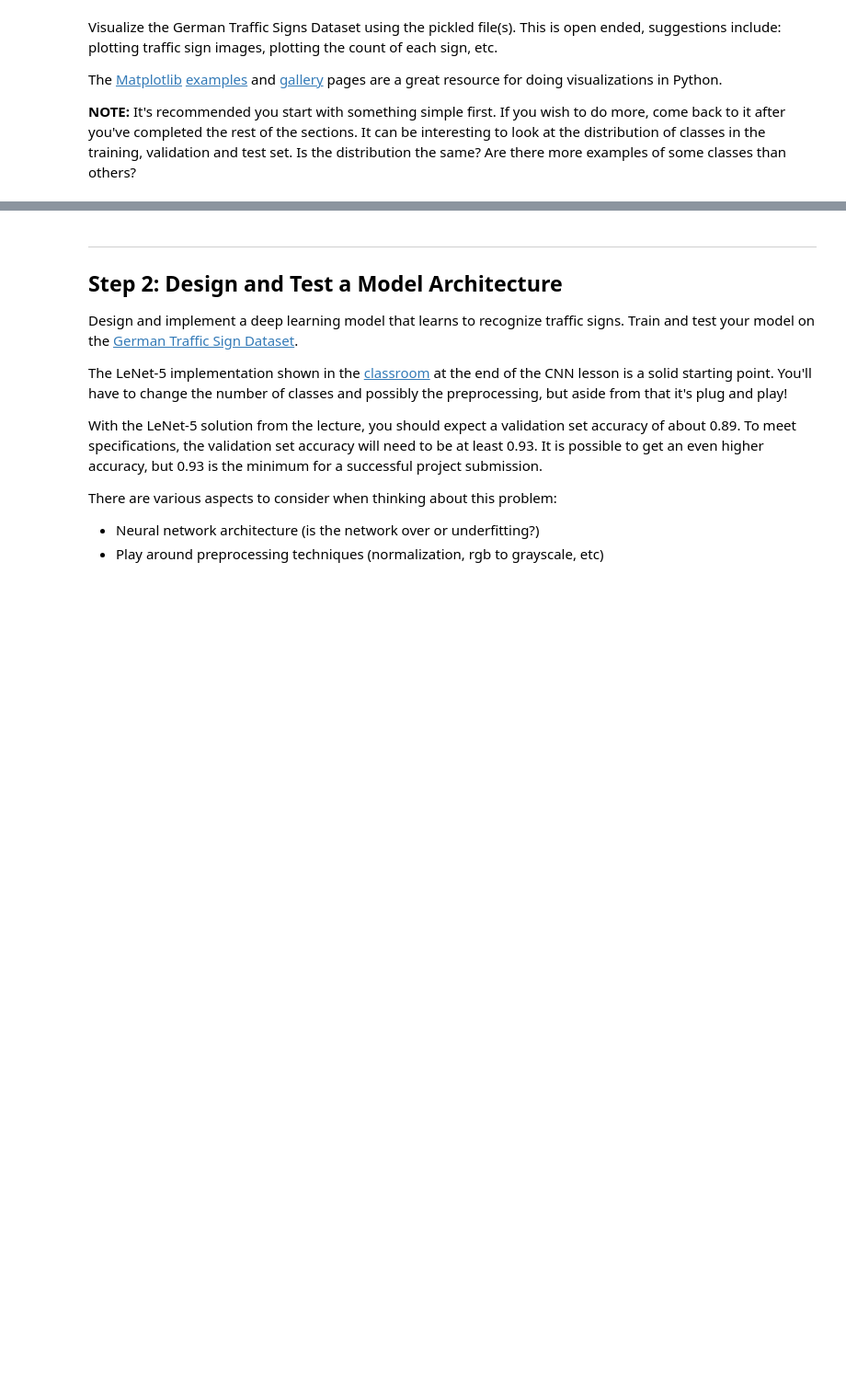
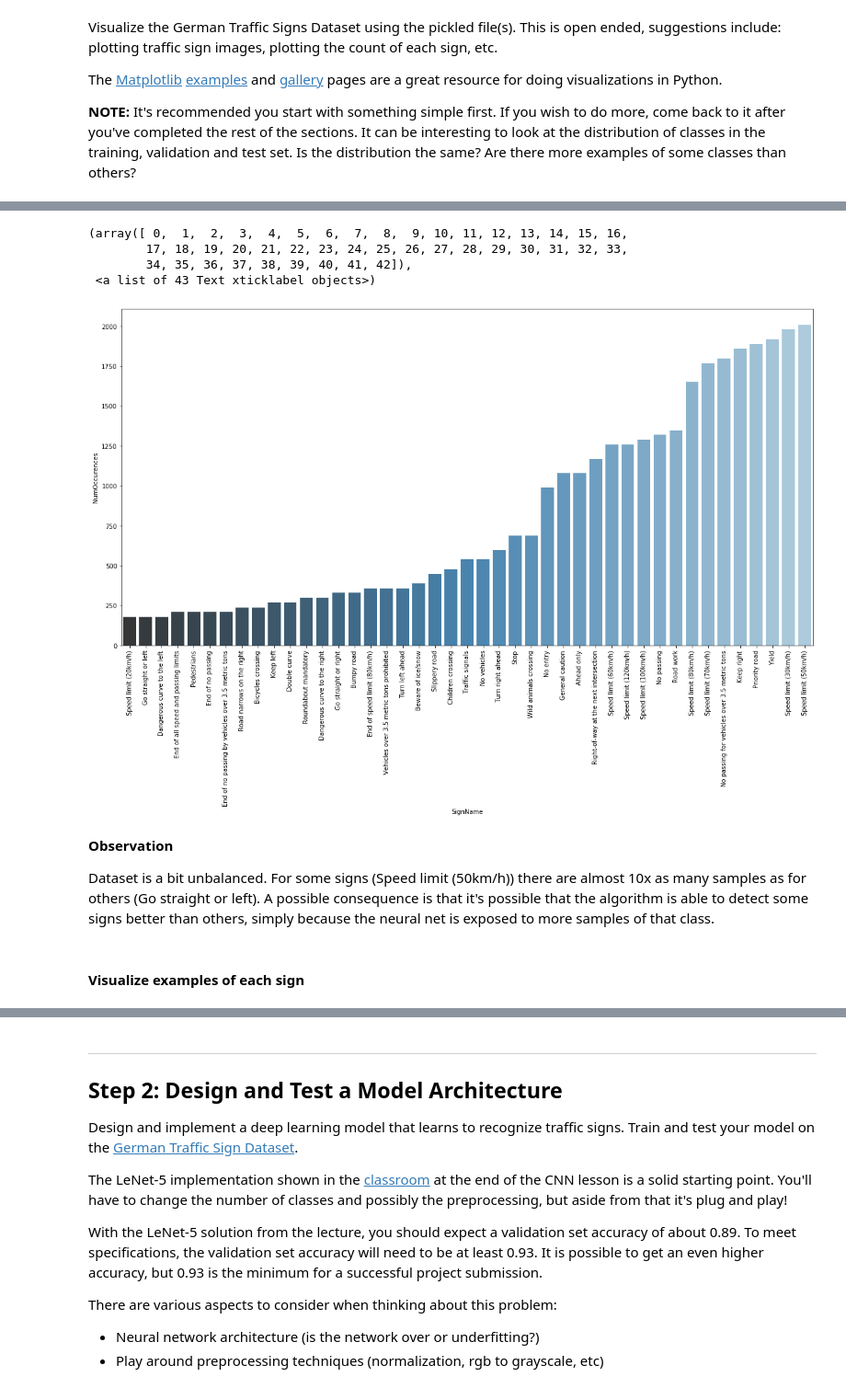
Before and after one commit to JieqingShi/CarND-Traffic-Sign-Classifier-Project, a Jupyter notebook: Traffic_Sign_Classifier.ipynb, the cells around one changed output, grey strips where cells are left out. Shown at 92% size. Cells and saved outputs as stored; diff of their text form; code cells hidden in the pictures; blank space fills up the shorter version.

```diff
--- a/Traffic_Sign_Classifier.ipynb
+++ b/Traffic_Sign_Classifier.ipynb
@@ -115,3 +120,6 @@ Visualize the German Traffic Signs Dataset using the pickled file(s). This is op
 The [Matplotlib](http://matplotlib.org/) [examples](http://matplotlib.org/examples/index.html) and [gallery](http://matplotlib.org/gallery.html) pages are a great resource for doing visualizations in Python.
 
 **NOTE:** It's recommended you start with something simple first. If you wish to do more, come back to it after you've completed the rest of the sections. It can be interesting to look at the distribution of classes in the training, validation and test set. Is the distribution the same? Are there more examples of some classes than others?
+# %%
+signnames = pd.read_csv("signnames.csv")
+signnames.head()
@@ -146,0 +142,10 @@ labels_count.most_common()
+# %%
+# aka the distribution of labels
+import collections
+
+signs_count = collections.Counter(y_train)
+signs_count_df = pd.DataFrame(signs_count.most_common(), columns=["ClassId", "NumOccurences"])
+
+# match to sign names
+signnames_occur = signnames.merge(signs_count_df, on="ClassId")
+signnames_occur.sort_values(by="NumOccurences")
@@ -146,0 +170,17 @@ labels_count.most_common()
+# %%
+plt.figure(figsize=(20,10))
+ax = sns.barplot(x="SignName", y="NumOccurences", data=signnames_occur.sort_values(by="NumOccurences"), palette="Blues_d")
+plt.xticks(rotation=90)
+# %% [output]
+(array([ 0,  1,  2,  3,  4,  5,  6,  7,  8,  9, 10, 11, 12, 13, 14, 15, 16,
+        17, 18, 19, 20, 21, 22, 23, 24, 25, 26, 27, 28, 29, 30, 31, 32, 33,
+        34, 35, 36, 37, 38, 39, 40, 41, 42]),
+ <a list of 43 Text xticklabel objects>)
+[figure, added]
+# %% [markdown]
+**Observation**
+
+Dataset is a bit unbalanced. For some signs (Speed limit (50km/h)) there are almost 10x as many samples as for others (Go straight or left).
+A possible consequence is that it's possible that the algorithm is able to detect some signs better than others, simply because the neural net is exposed to more samples of that class.
+# %% [markdown]
+#### Visualize examples of each sign
```
Also changed, not shown: parts of 36 cells of this notebook, 5 other files.
